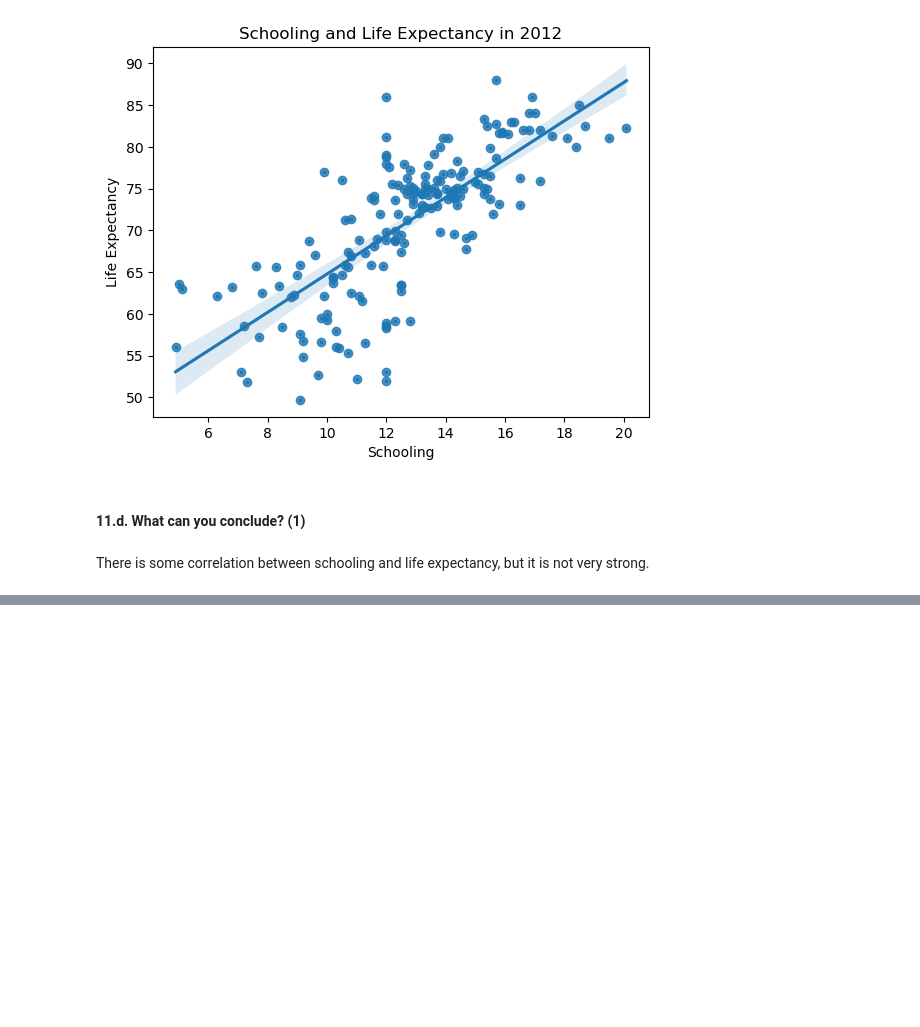
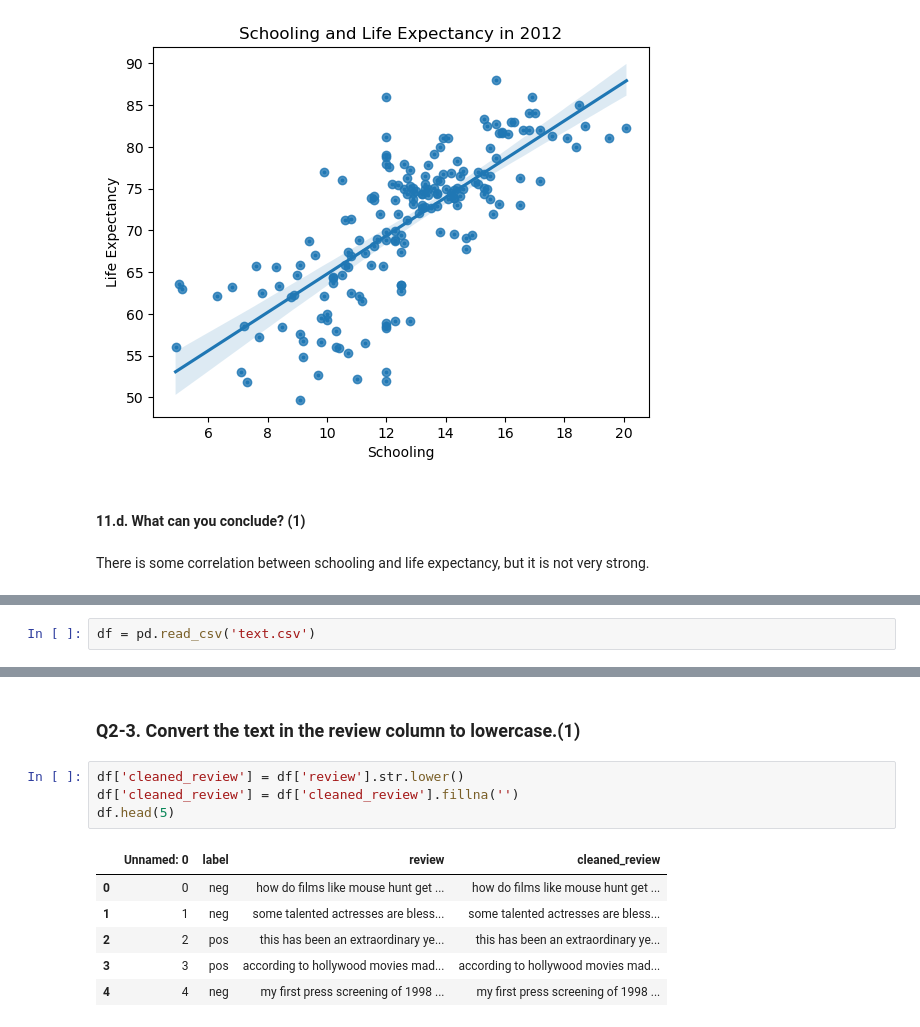
Before and after one commit to denglinghua/test-lab, a Jupyter notebook: da_assignment/DA_Assignment_2.ipynb, the cells around one changed output, grey strips where cells are left out. Cells and saved outputs as stored; diff of their text form; blank space fills up the shorter version.

```diff
--- a/da_assignment/DA_Assignment_2.ipynb
+++ b/da_assignment/DA_Assignment_2.ipynb
@@ -281,0 +284,2 @@ There is some correlation between schooling and life expectancy, but it is not v
+# %%
+df = pd.read_csv('text.csv')
@@ -281,0 +297,13 @@ There is some correlation between schooling and life expectancy, but it is not v
+# %% [markdown]
+### Q2-3. Convert the text in the review column to lowercase.(1)
+# %%
+df['cleaned_review'] = df['review'].str.lower()
+df['cleaned_review'] = df['cleaned_review'].fillna('')
+df.head(5)
+# %% [output]
+|  | Unnamed: 0 | label | review | cleaned_review |
+| 0 | 0 | neg | how do films like mouse hunt get ... | how do films like mouse hunt get ... |
+| 1 | 1 | neg | some talented actresses are bless... | some talented actresses are bless... |
+| 2 | 2 | pos | this has been an extraordinary ye... | this has been an extraordinary ye... |
+| 3 | 3 | pos | according to hollywood movies mad... | according to hollywood movies mad... |
+| 4 | 4 | neg | my first press screening of 1998 ... | my first press screening of 1998 ... |
```
Also changed, not shown: parts of 29 cells of this notebook.
